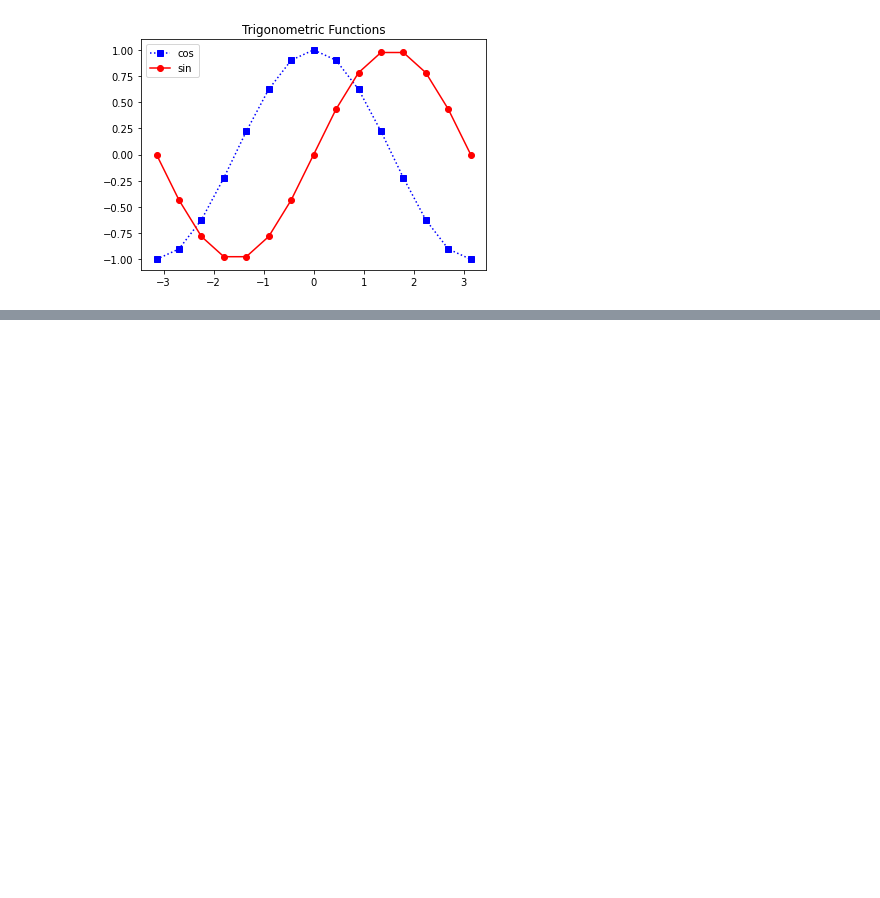
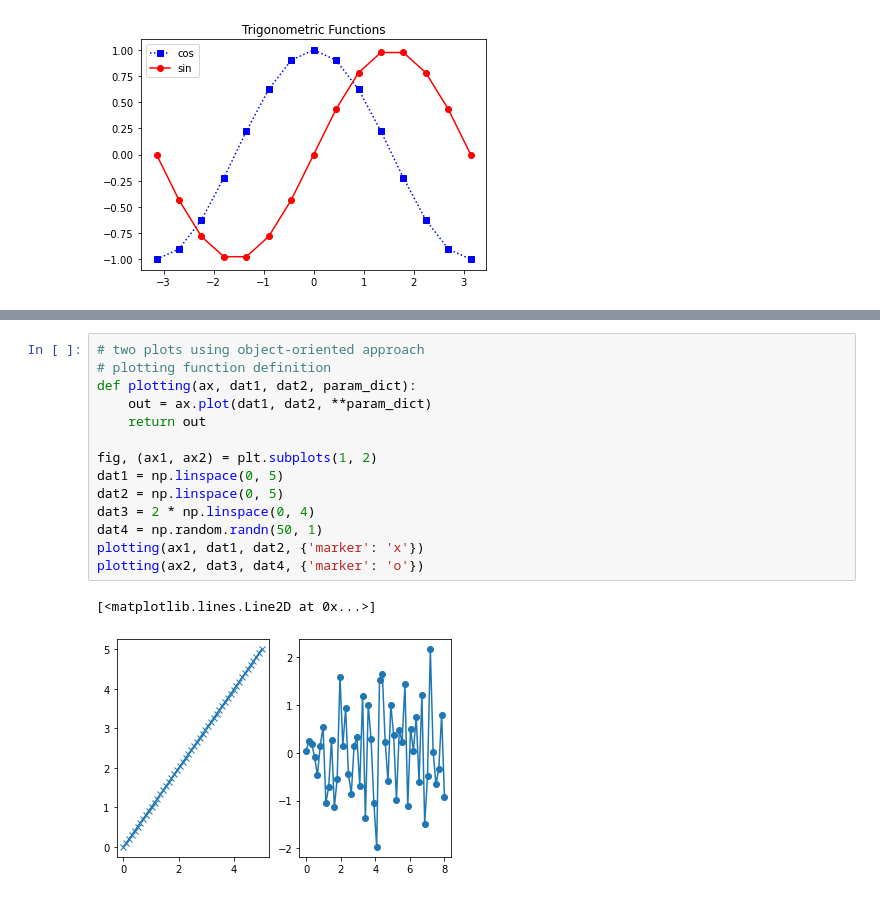
Before and after one commit to heEXDe/loose_jupyter_notebooks, a Jupyter notebook: math_with_python.ipynb, the cells around one changed output, grey strips where cells are left out. Drawn from its saved outputs; the diff is of its cells as text; blank space fills up the shorter version.

```diff
--- a/math_with_python.ipynb
+++ b/math_with_python.ipynb
@@ -198,0 +208,17 @@ Text(0.5, 1.0, 'Trigonometric Functions')
+# %%
+# two plots using object-oriented approach
+# plotting function definition
+def plotting(ax, dat1, dat2, param_dict):
+    out = ax.plot(dat1, dat2, **param_dict)
+    return out
+
+fig, (ax1, ax2) = plt.subplots(1, 2)
+dat1 = np.linspace(0, 5)
+dat2 = np.linspace(0, 5)
+dat3 = 2 * np.linspace(0, 4)
+dat4 = np.random.randn(50, 1)
+plotting(ax1, dat1, dat2, {'marker': 'x'})
+plotting(ax2, dat3, dat4, {'marker': 'o'})
+# %% [output]
+[<matplotlib.lines.Line2D at 0x...>]
+[figure, added]
```
Also changed, not shown: parts of 1 cell of this notebook.
